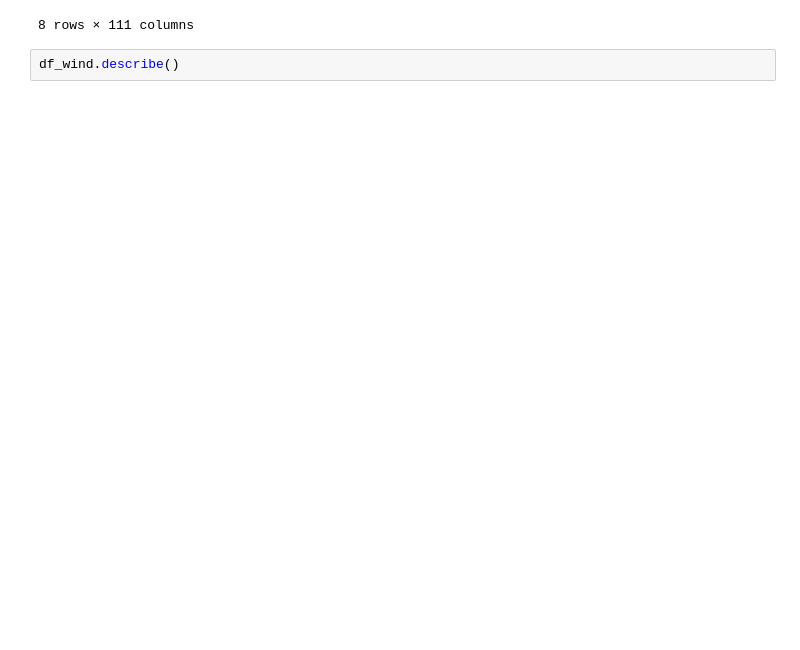
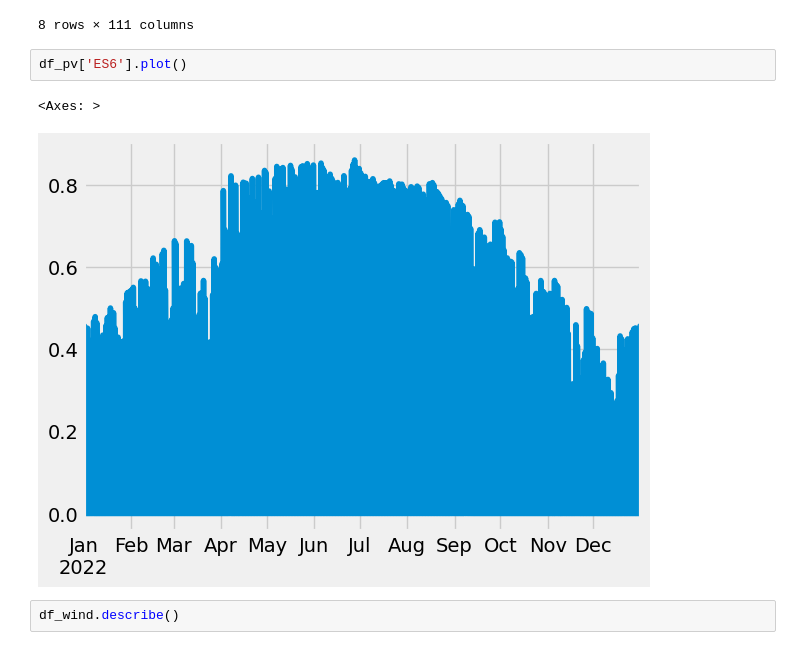
Before and after one commit to victorelgersma/dafs, a Jupyter notebook: final_assignment/AssignmentESMFinal.ipynb, the cells around one changed output. Cells and saved outputs as stored; diff of their text form; blank space fills up the shorter version.

```diff
--- a/final_assignment/AssignmentESMFinal.ipynb
+++ b/final_assignment/AssignmentESMFinal.ipynb
@@ -784,6 +824,11 @@ df_pv.describe()
 | 75% | 3.748621e-01 | 0.333677 | 0.333126 | 0.330733 | 3.332766e-01 | 0.315067 | 0.376506 | 0.323200 | 3.030105e-01 | 0.312043 | ... | ... |
 | max | 8.605182e-01 | 0.854460 | 0.838224 | 0.867675 | 8.509721e-01 | 0.832970 | 0.839206 | 0.844768 | 8.257776e-01 | 0.831796 | ... | ... |
 8 rows × 111 columns
+# %%
+df_pv['ES6'].plot()
+# %% [output]
+<Axes: >
+[figure, added]
 # %%
 df_wind.describe()
 # %% [output]
```
Also changed, not shown: parts of 34 cells of this notebook, 3 other files.
